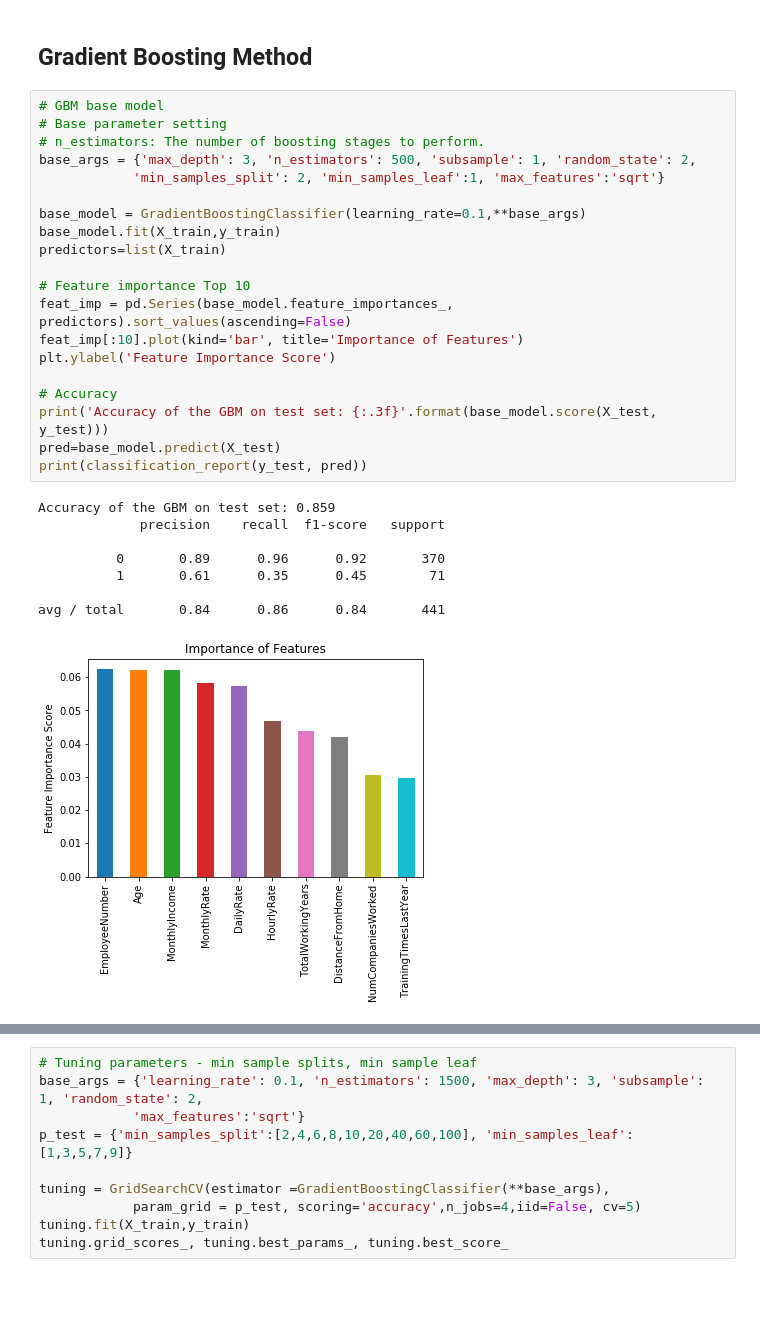
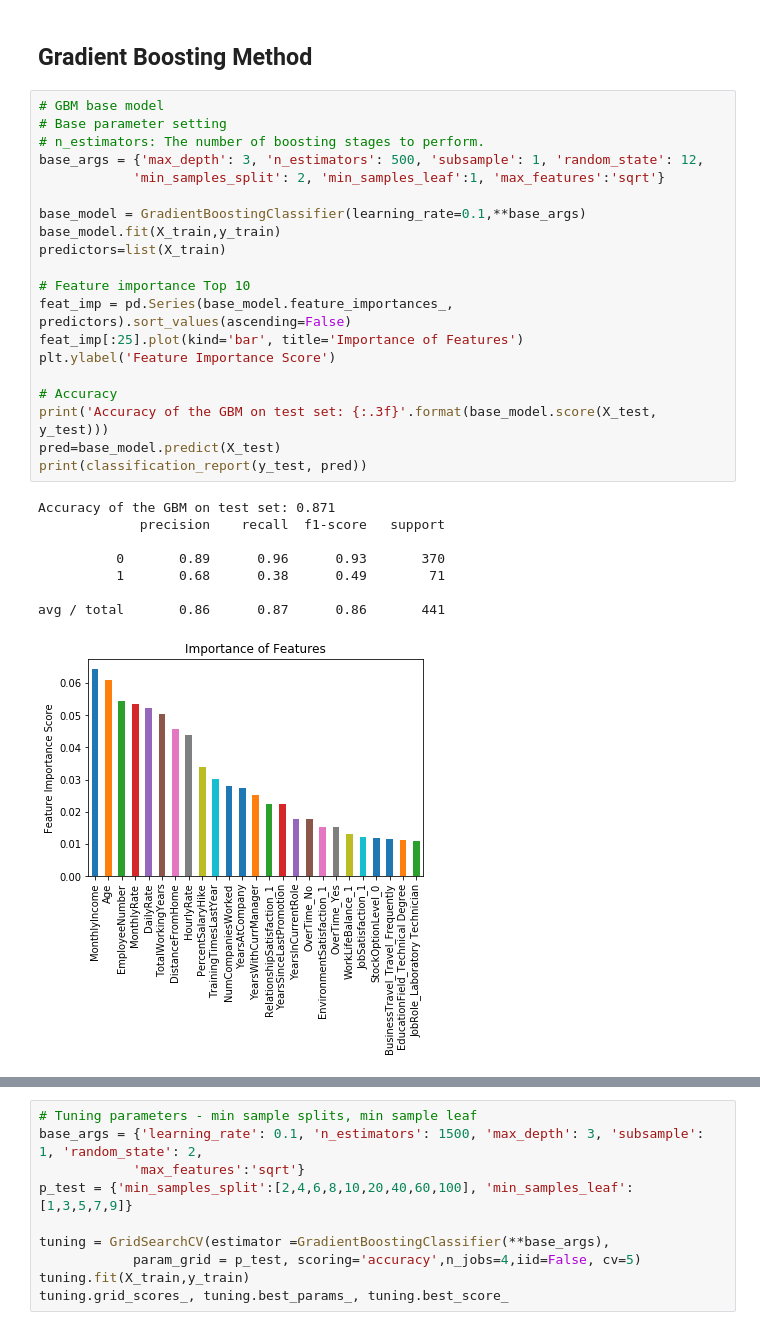
Before and after one commit to tonnykwon/naver-project, a Jupyter notebook: total_analysis.ipynb, the cells around one changed output, grey strips where cells are left out. Saved outputs shown, nothing was run; the diff lists cells and outputs as text; blank space fills up the shorter version.

```diff
--- a/total_analysis.ipynb
+++ b/total_analysis.ipynb
@@ -130,29 +130,29 @@ acc_table
 # %%
 # GBM base model
 # Base parameter setting
 # n_estimators: The number of boosting stages to perform.
-base_args = {'max_depth': 3, 'n_estimators': 500, 'subsample': 1, 'random_state': 2,
+base_args = {'max_depth': 3, 'n_estimators': 500, 'subsample': 1, 'random_state': 12,
             'min_samples_split': 2, 'min_samples_leaf':1, 'max_features':'sqrt'}
 
 base_model = GradientBoostingClassifier(learning_rate=0.1,**base_args)
 base_model.fit(X_train,y_train)
 predictors=list(X_train)
 
 # Feature importance Top 10
 feat_imp = pd.Series(base_model.feature_importances_, predictors).sort_values(ascending=False)
-feat_imp[:10].plot(kind='bar', title='Importance of Features')
+feat_imp[:25].plot(kind='bar', title='Importance of Features')
 plt.ylabel('Feature Importance Score')
 
 # Accuracy
 print('Accuracy of the GBM on test set: {:.3f}'.format(base_model.score(X_test, y_test)))
 pred=base_model.predict(X_test)
 print(classification_report(y_test, pred))
 # %% [output]
-Accuracy of the GBM on test set: 0.859
+Accuracy of the GBM on test set: 0.871
              precision    recall  f1-score   support
 
-          0       0.89      0.96      0.92       370
-          1       0.61      0.35      0.45        71
+          0       0.89      0.96      0.93       370
+          1       0.68      0.38      0.49        71
 
-avg / total       0.84      0.86      0.84       441
+avg / total       0.86      0.87      0.86       441
-[figure, old version]
+[figure, new version]
```
Also changed, not shown: parts of 18 cells of this notebook, 1 other file.
